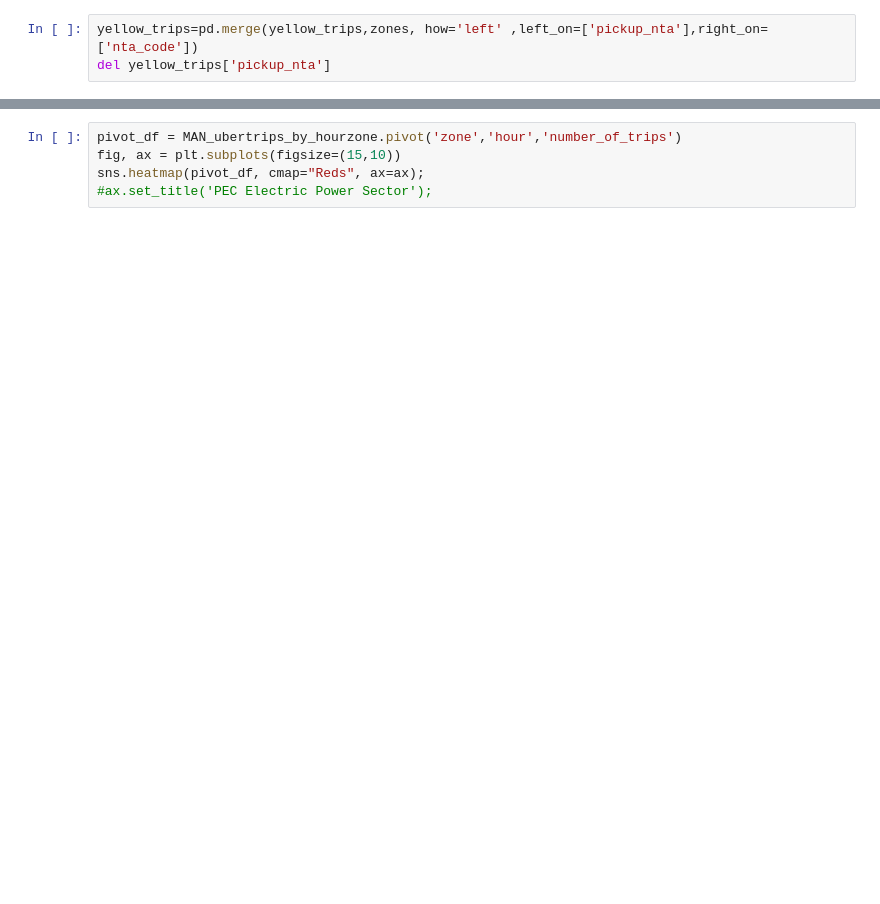
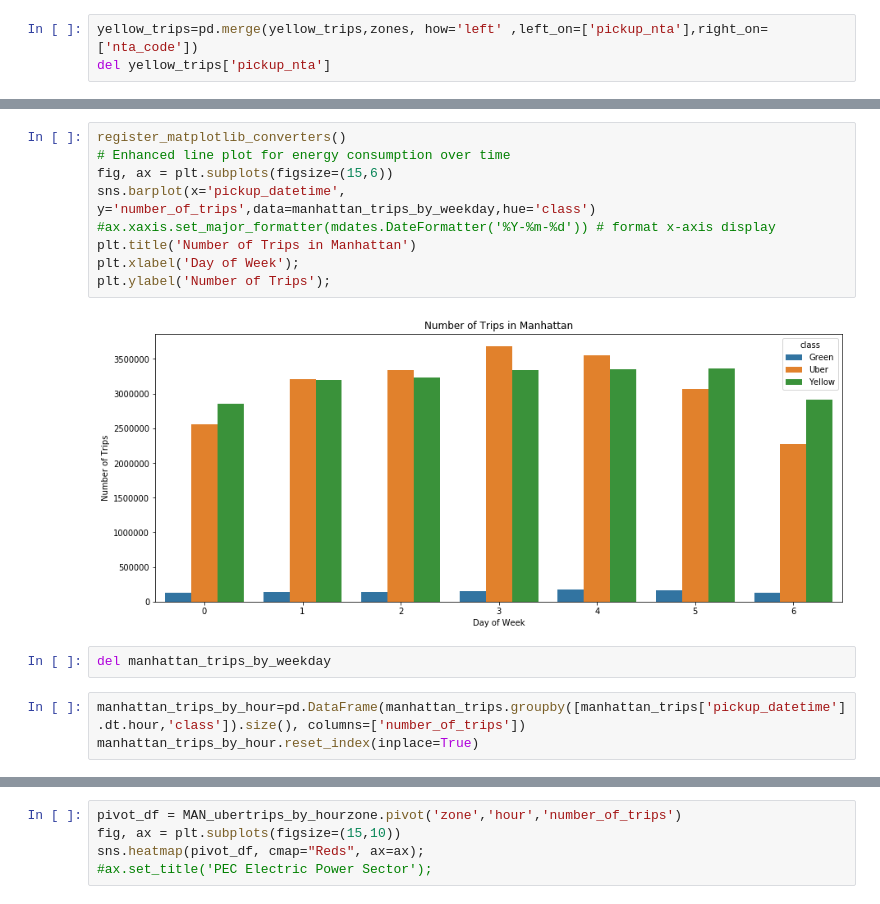
Before and after one commit to rodrigobernall/ds4a_group30, a Jupyter notebook: scripts/EDA/trips_by_day_uber_taxi_manhattan.ipynb, the cells around one changed output, grey strips where cells are left out. Cells and saved outputs as stored; diff of their text form; blank space fills up the shorter version.

```diff
--- a/scripts/EDA/trips_by_day_uber_taxi_manhattan.ipynb
+++ b/scripts/EDA/trips_by_day_uber_taxi_manhattan.ipynb
@@ -170,0 +265,16 @@ manhattan_trips.groupby(['weekday','zone']).size(), columns=['number_of_trips']
+# %%
+register_matplotlib_converters()
+# Enhanced line plot for energy consumption over time
+fig, ax = plt.subplots(figsize=(15,6))
+sns.barplot(x='pickup_datetime', y='number_of_trips',data=manhattan_trips_by_weekday,hue='class')
+#ax.xaxis.set_major_formatter(mdates.DateFormatter('%Y-%m-%d')) # format x-axis display
+plt.title('Number of Trips in Manhattan')
+plt.xlabel('Day of Week');
+plt.ylabel('Number of Trips');
+# %% [output]
+[figure, added]
+# %%
+del manhattan_trips_by_weekday
+# %%
+manhattan_trips_by_hour=pd.DataFrame(manhattan_trips.groupby([manhattan_trips['pickup_datetime'].dt.hour,'class']).size(), columns=['number_of_trips'])
+manhattan_trips_by_hour.reset_index(inplace=True)
```
Also changed, not shown: parts of 32 cells of this notebook.
